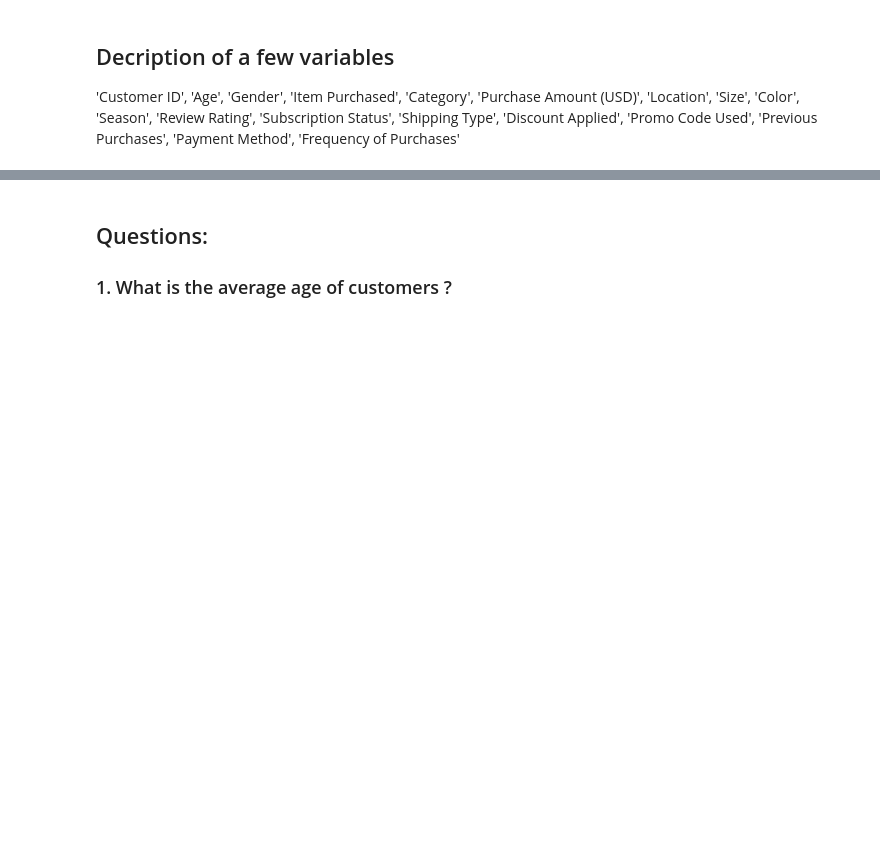
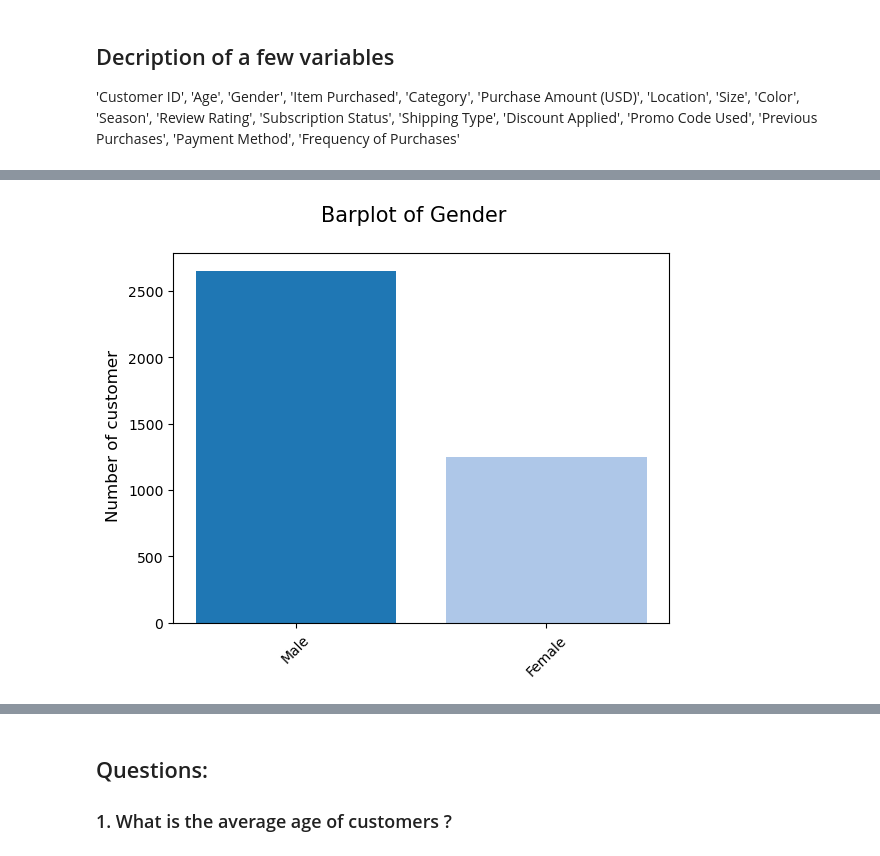
Before and after one commit to npicaut/EDA_shopping_trends, a Jupyter notebook: shopping-trends.ipynb, the cells around one changed output, grey strips where cells are left out. Drawn from its saved outputs; the diff is of its cells as text; code cells hidden in the pictures; blank space fills up the shorter version.

```diff
--- a/shopping-trends.ipynb
+++ b/shopping-trends.ipynb
@@ -107,3 +111,8 @@ cat_df.make_wordcloud()
+# %%
+gender_df = CategorialVariableGraph(variable="Gender", df_variable=df["Gender"])
+gender_df.make_barplot()
+# %% [output]
+[figure, added]
 # %%
 class QuantitativeVariableGraph:
     def __init__(self, variable, df_variable):
```
Also changed, not shown: parts of 7 cells of this notebook.
